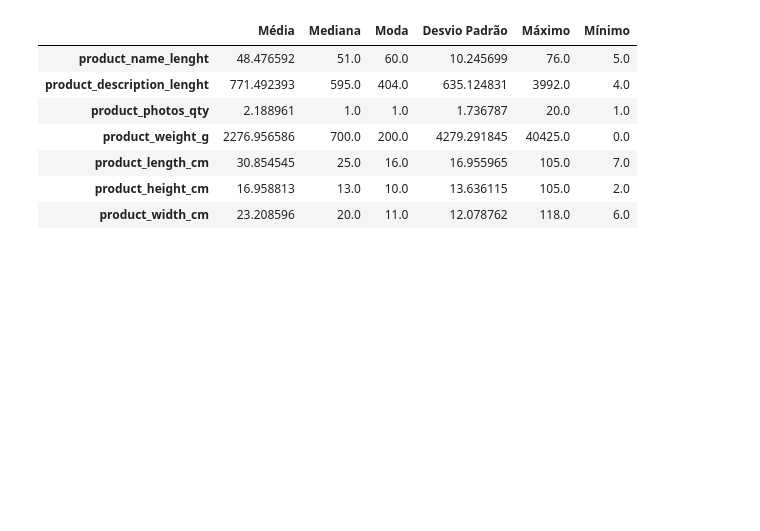
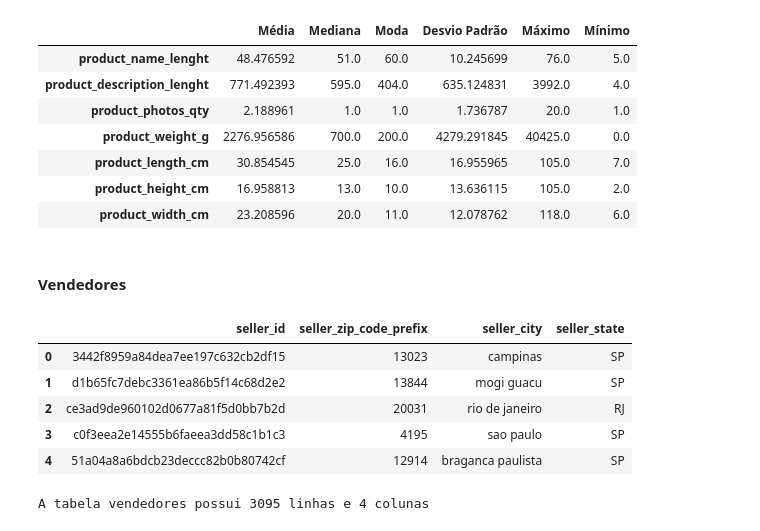
Before and after one commit to RayVilaca/Bootcamp-Data-Science-Ada, a Jupyter notebook: projetos-conclusao-modulo/modulo2/projeto.ipynb, the cells around one changed output. Drawn from its saved outputs; the diff is of its cells as text; code cells hidden in the pictures; blank space fills up the shorter version.

```diff
--- a/projetos-conclusao-modulo/modulo2/projeto.ipynb
+++ b/projetos-conclusao-modulo/modulo2/projeto.ipynb
@@ -682,3 +697,18 @@ resumo_estatistica_produtos
 | product_length_cm | 30.854545 | 25.0 | 16.0 | 16.955965 | 105.0 | 7.0 |
 | product_height_cm | 16.958813 | 13.0 | 10.0 | 13.636115 | 105.0 | 2.0 |
 | product_width_cm | 23.208596 | 20.0 | 11.0 | 12.078762 | 118.0 | 6.0 |
+# %% [markdown]
+#### Vendedores
+# %%
+vendedores.head()
+# %% [output]
+|  | seller_id | seller_zip_code_prefix | seller_city | seller_state |
+| 0 | 3442f8959a84dea7ee197c632cb2df15 | 13023 | campinas | SP |
+| 1 | d1b65fc7debc3361ea86b5f14c68d2e2 | 13844 | mogi guacu | SP |
+| 2 | ce3ad9de960102d0677a81f5d0bb7b2d | 20031 | rio de janeiro | RJ |
+| 3 | c0f3eea2e14555b6faeea3dd58c1b1c3 | 4195 | sao paulo | SP |
+| 4 | 51a04a8a6bdcb23deccc82b0b80742cf | 12914 | braganca paulista | SP |
+# %%
+print(f'A tabela vendedores possui {vendedores.shape[0]} linhas e {vendedores.shape[1]} colunas')
+# %% [output]
+A tabela vendedores possui 3095 linhas e 4 colunas
```
Also changed, not shown: parts of 8 cells of this notebook.
